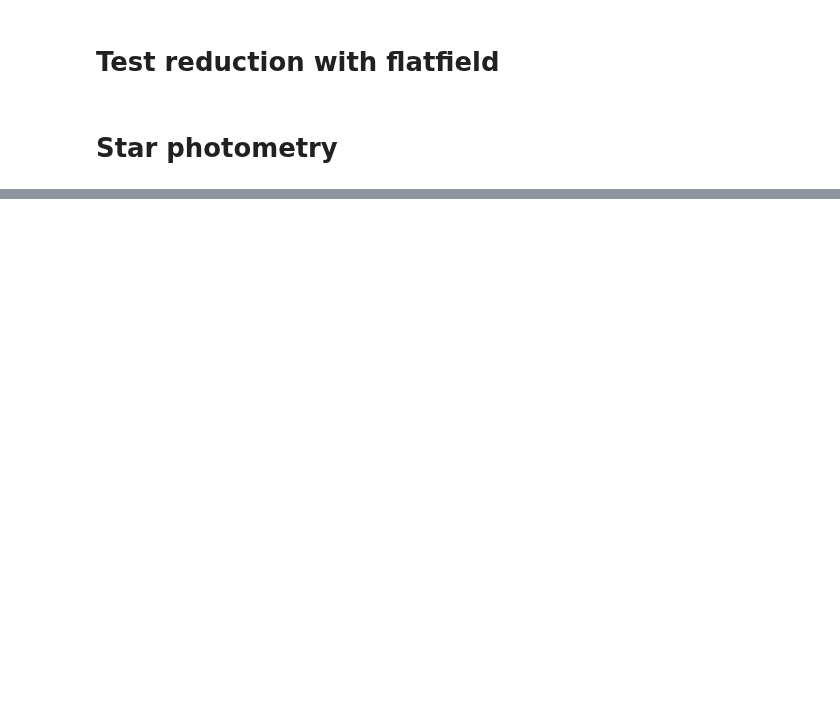
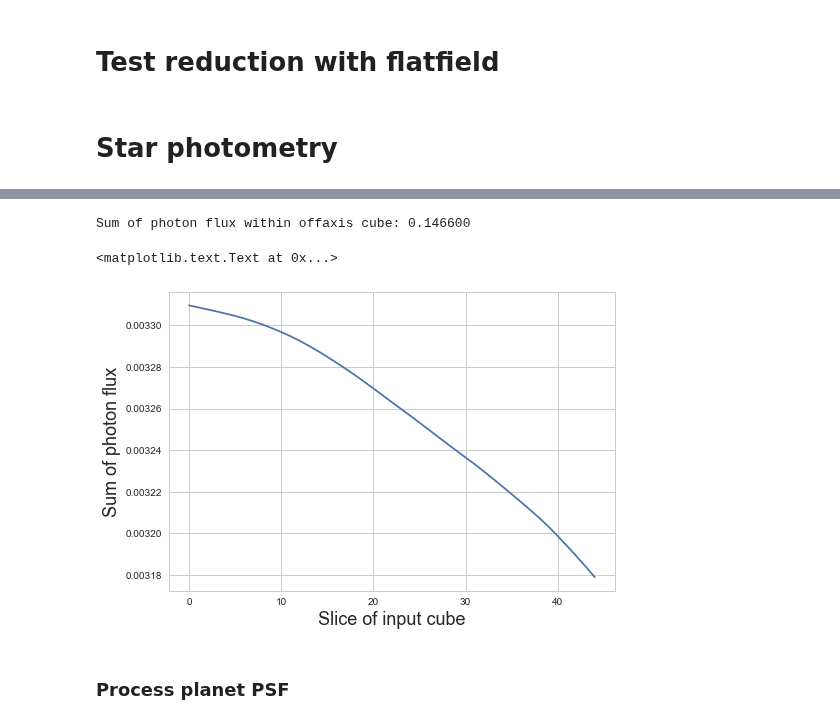
Before and after one commit to mjrfringes/crispy, a Jupyter notebook: docs/source/notebooks/InputSceneTests.ipynb, the cells around one changed output, grey strips where cells are left out. Drawn from its saved outputs; the diff is of its cells as text; code cells hidden in the pictures; blank space fills up the shorter version.

```diff
--- a/docs/source/notebooks/InputSceneTests.ipynb
+++ b/docs/source/notebooks/InputSceneTests.ipynb
@@ -445,0 +261,11 @@ Image(data=detectorFrame,header=par.hdr).write(filename)
+# %%
+print("Sum of photon flux within offaxis cube: %f" % np.sum(offaxis_psf.data))
+plt.plot(np.sum(np.sum(offaxis_psf.data,axis=2),axis=1))
+plt.xlabel("Slice of input cube")
+plt.ylabel("Sum of photon flux")
+# %% [output]
+Sum of photon flux within offaxis cube: 0.146600
+<matplotlib.text.Text at 0x...>
+[figure, added]
+# %% [markdown]
+### Process planet PSF
```
Also changed, not shown: parts of 46 cells of this notebook, 14 other files.
